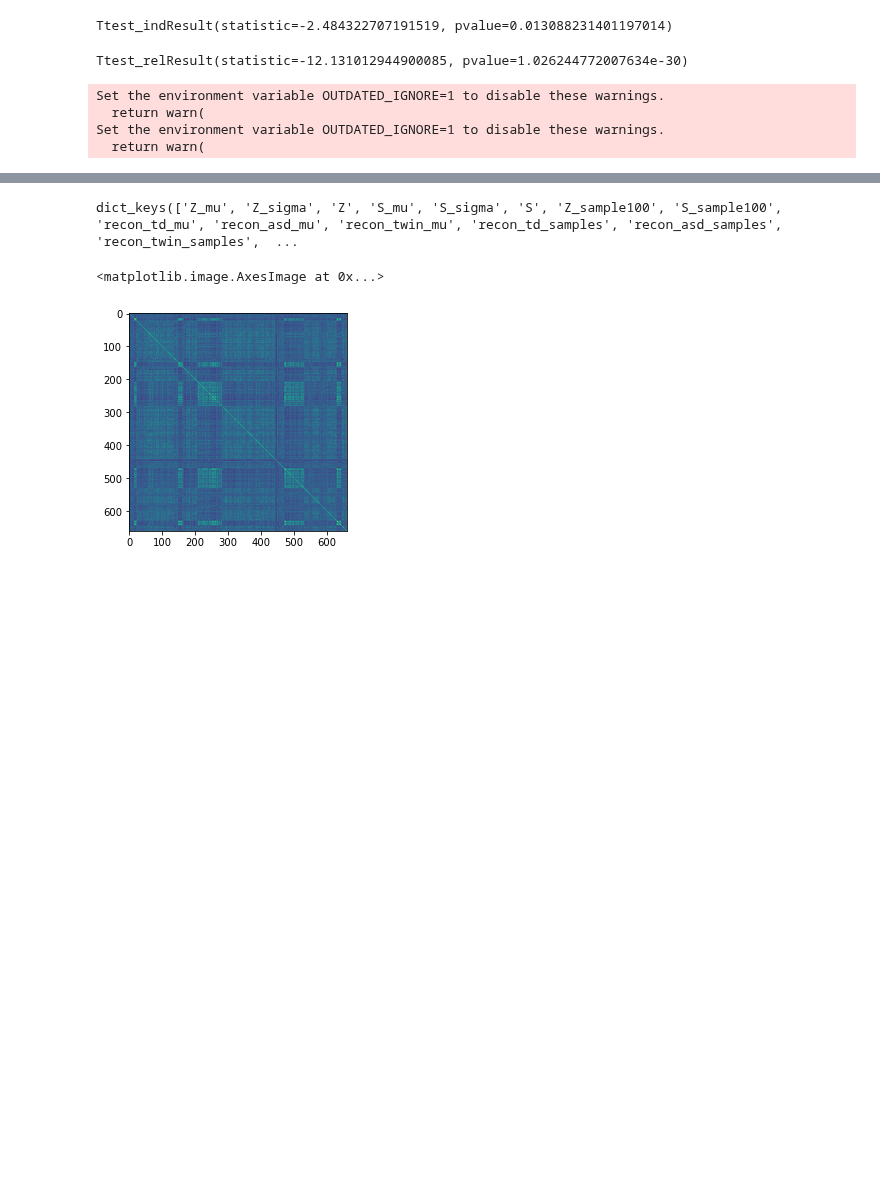
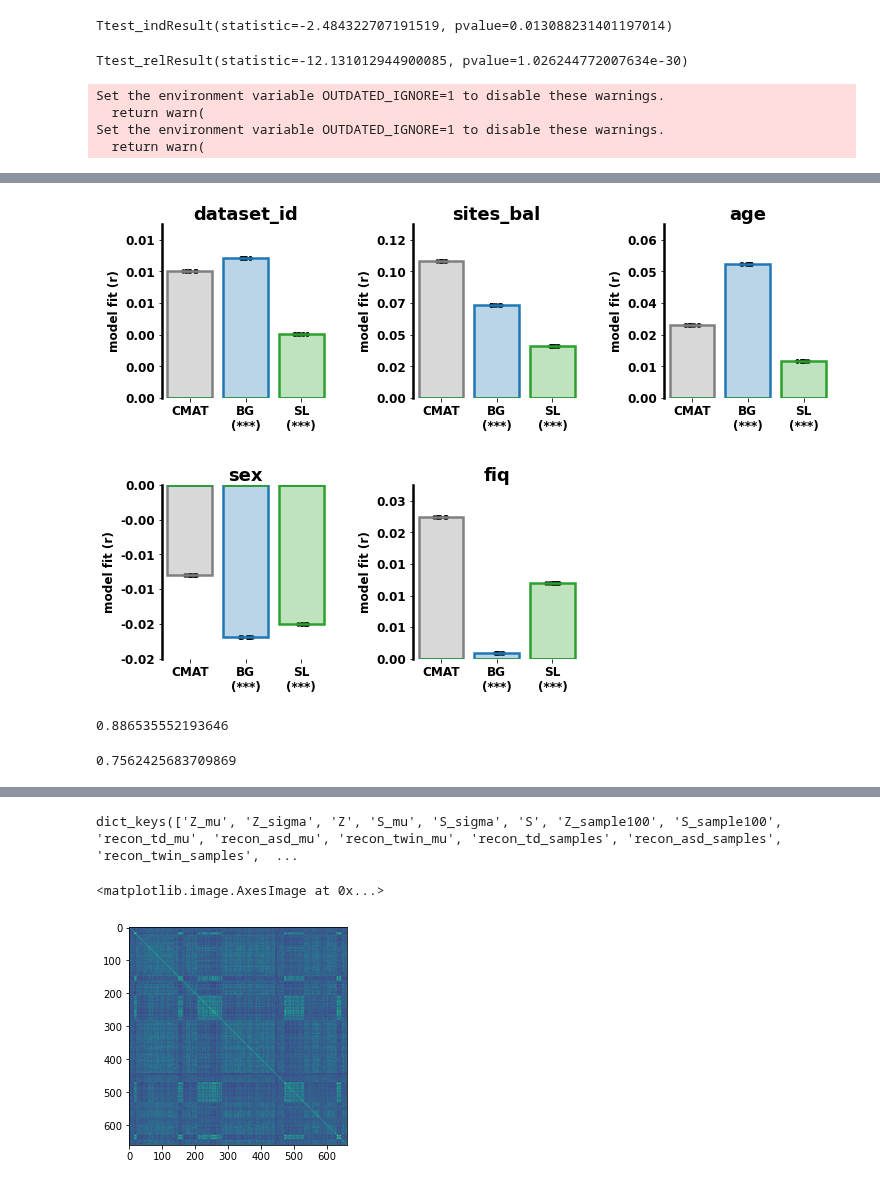
Before and after one commit to Aglinskas/BC-fMRI-AE, a Jupyter notebook: Notebooks/011-Analyse-CVAE-data.ipynb, the cells around one changed output, grey strips where cells are left out. Drawn from its saved outputs; the diff is of its cells as text; code cells hidden in the pictures; blank space fills up the shorter version.

```diff
--- a/Notebooks/011-Analyse-CVAE-data.ipynb
+++ b/Notebooks/011-Analyse-CVAE-data.ipynb
@@ -624,3 +466,35 @@ plt.subplots_adjust(
+# %%
+ncols = 3
+nrows = int(np.ceil(len(keys)/3))
+plt.figure(figsize=np.array((ncols,nrows))*4)
+
+for i,key in enumerate(keys):
+    ax = plt.subplot(nrows,ncols,i+1)
+    plot_nice_bar(key,rsa_res_td,
+                  ax=ax,figsize=None,
+                  dpi=300,fontsize=12,
+                  fontsize_star=12,
+                  fontweight='bold',
+                  line_width=2.5,
+                  marker_size=12,title=keys[i],lbls=[tdMat[j]['label'] for j in range(len(tdMat))])
+
+plt.subplots_adjust(
+    left=None,
+    bottom=None,
+    right=None,
+    top=None,
+    wspace=.5,
+    hspace=.5)
+# %% [output]
+[figure, added]
+# %%
+(df.iloc[patients]['sex'].values==1).mean()
+# %% [output]
+0.886535552193646
+# %%
+(df.iloc[~patients]['sex'].values==1).mean()
+# %% [output]
+0.7562425683709869
 # %%
 def get_bic(inMat,k,covariance_type='full'):
     from sklearn.mixture import GaussianMixture as gmm
```
Also changed, not shown: parts of 30 cells of this notebook, 3 other files.
